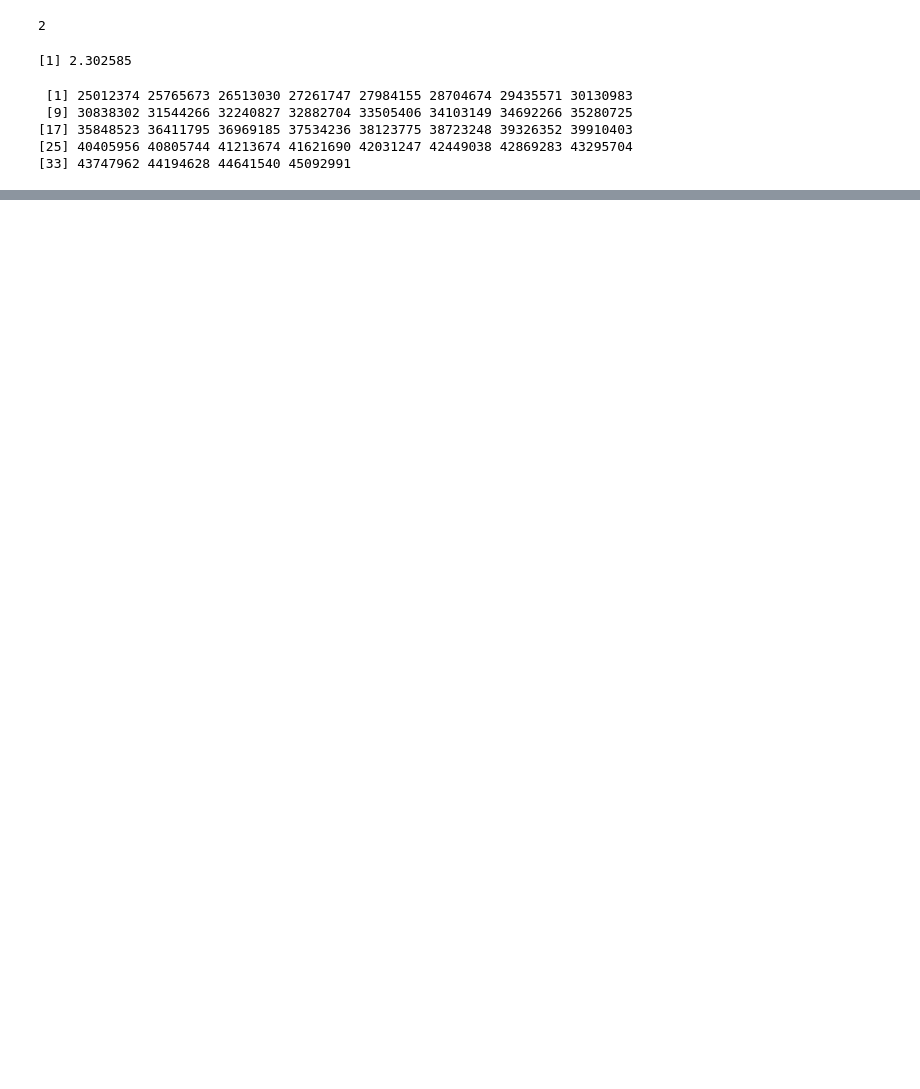
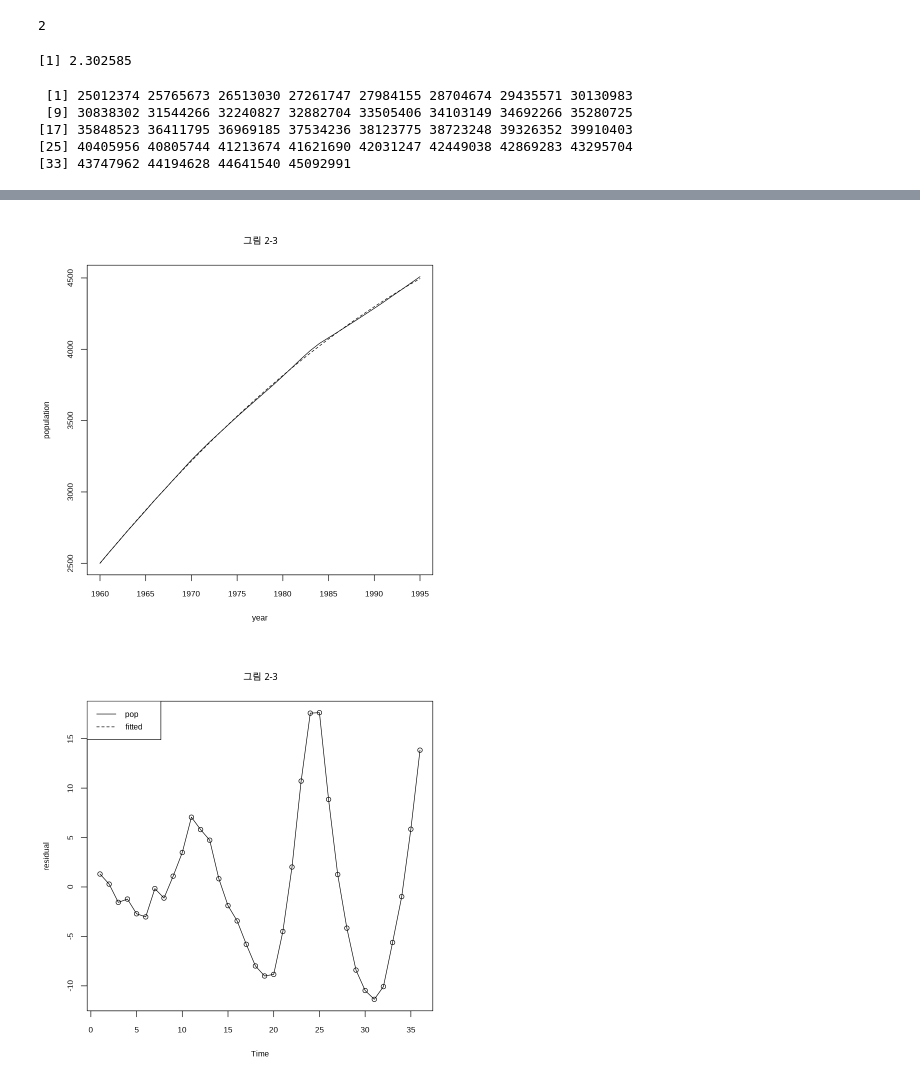
Before and after one commit to suzzingV/Time-Series-Analysis, a Jupyter notebook: timeseries_ch2.ipynb, the cells around one changed output, grey strips where cells are left out. Drawn from its saved outputs; the diff is of its cells as text; code cells hidden in the pictures; blank space fills up the shorter version.

```diff
--- a/timeseries_ch2.ipynb
+++ b/timeseries_ch2.ipynb
@@ -21,0 +132,6 @@ z
+# %%
+m2 <- lm(pop ~ t+t2)
+summary(m2)
+
+# ^Zt=2421.5 + 788.8t - 0.59t^2
+# r, p값, *** -> 완전 퍼펙트
@@ -21,0 +157,6 @@ z
+# %%
+ts.plot(pop, fitted(m2), lty=1:2, xlab="year", ylab="population", main="그림 2-3")
+ts.plot(resid(m2), type="o", ylab="residual", main="그림 2-3") #이분산성
+# %% [output]
+[figure, added]
+[figure, added]
```
Also changed, not shown: parts of 16 cells of this notebook.
